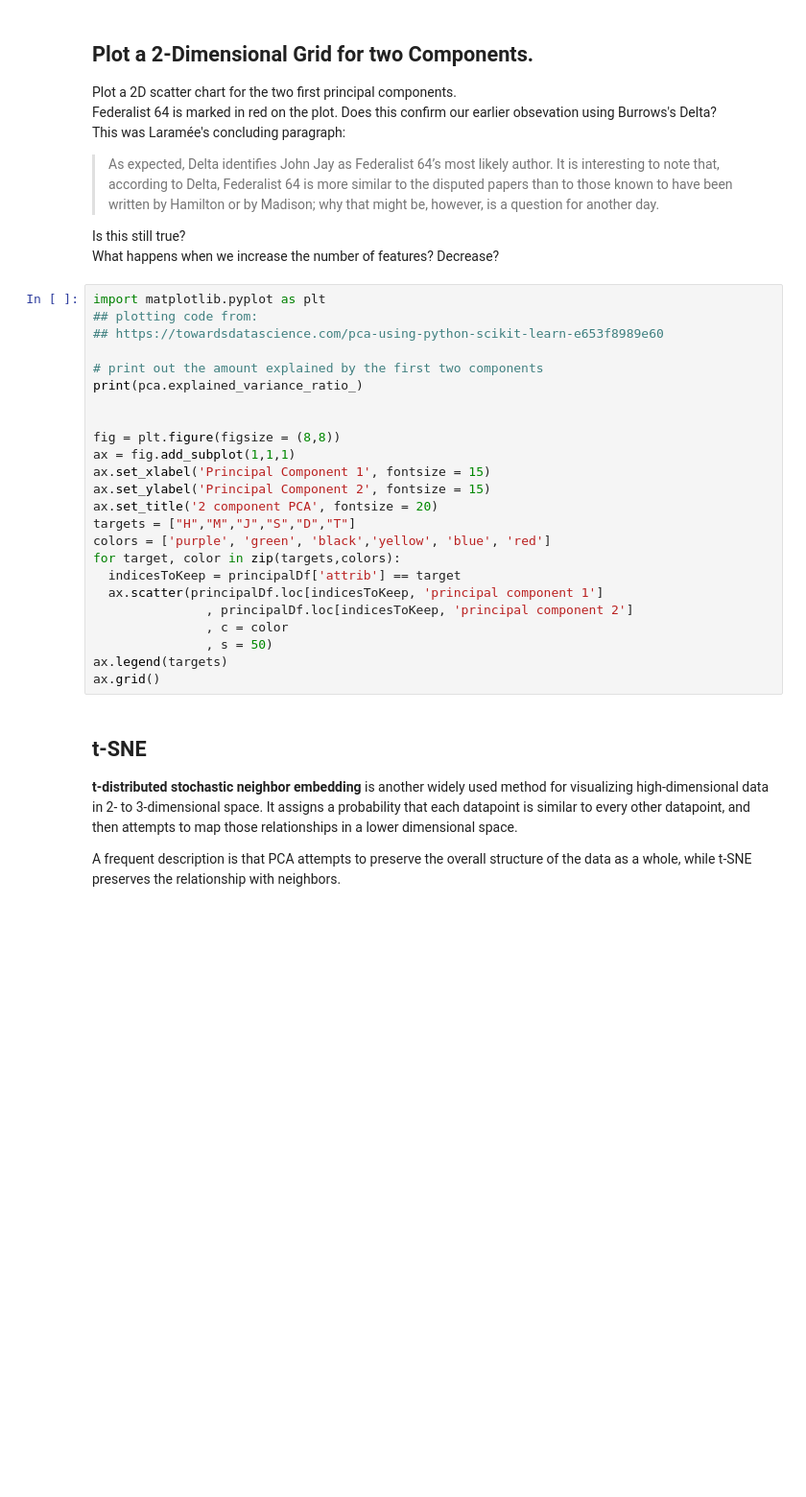
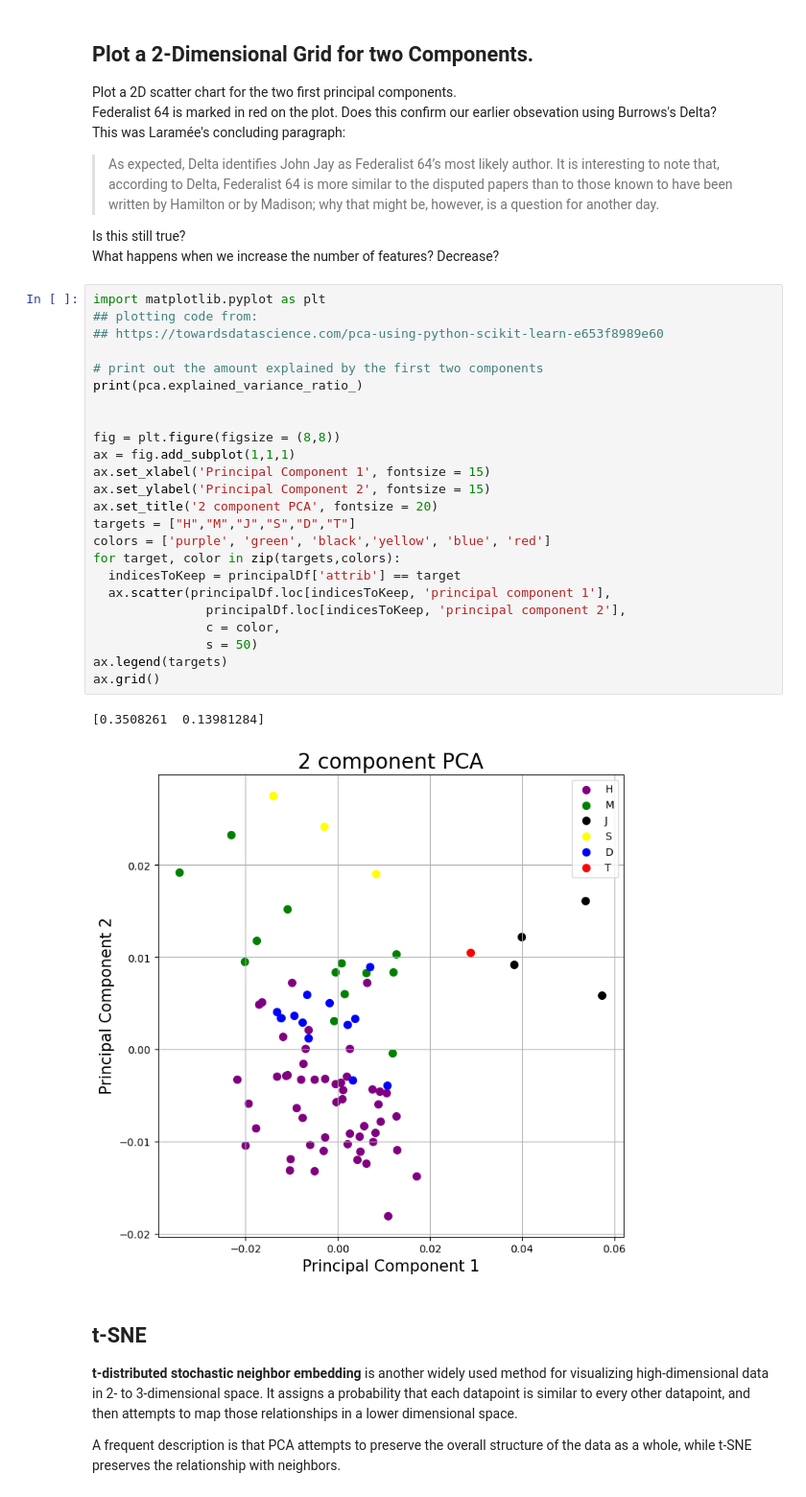
Before and after one commit to hlapin/DHTeaching, a Jupyter notebook: Getting_Started_With_Text_Mining_Stylometry,_TF_IDF,_Topic_Modelling.ipynb, the cells around one changed output. Shown at 96% size. Drawn from its saved outputs; the diff is of its cells as text; blank space fills up the shorter version.

```diff
--- a/Getting_Started_With_Text_Mining_Stylometry,_TF_IDF,_Topic_Modelling.ipynb
+++ b/Getting_Started_With_Text_Mining_Stylometry,_TF_IDF,_Topic_Modelling.ipynb
@@ -479,27 +580,30 @@ Decrease?
 # %%
 import matplotlib.pyplot as plt
 ## plotting code from:
 ## https://towardsdatascience.com/pca-using-python-scikit-learn-e653f8989e60
 
 # print out the amount explained by the first two components
 print(pca.explained_variance_ratio_)
 
 
 fig = plt.figure(figsize = (8,8))
 ax = fig.add_subplot(1,1,1)
 ax.set_xlabel('Principal Component 1', fontsize = 15)
 ax.set_ylabel('Principal Component 2', fontsize = 15)
 ax.set_title('2 component PCA', fontsize = 20)
 targets = ["H","M","J","S","D","T"]
 colors = ['purple', 'green', 'black','yellow', 'blue', 'red']
 for target, color in zip(targets,colors):
   indicesToKeep = principalDf['attrib'] == target
-  ax.scatter(principalDf.loc[indicesToKeep, 'principal component 1']
-               , principalDf.loc[indicesToKeep, 'principal component 2']
-               , c = color
-               , s = 50)
+  ax.scatter(principalDf.loc[indicesToKeep, 'principal component 1'],
+               principalDf.loc[indicesToKeep, 'principal component 2'],
+               c = color,
+               s = 50)
 ax.legend(targets)
 ax.grid()
+# %% [output]
+[0.3508261  0.13981284]
+[figure, added]
 # %% [markdown]
 ## t-SNE
 **t-distributed stochastic neighbor embedding** is another widely used method for visualizing high-dimensional data in 2- to 3-dimensional space.
```
Also changed, not shown: parts of 74 cells of this notebook.
